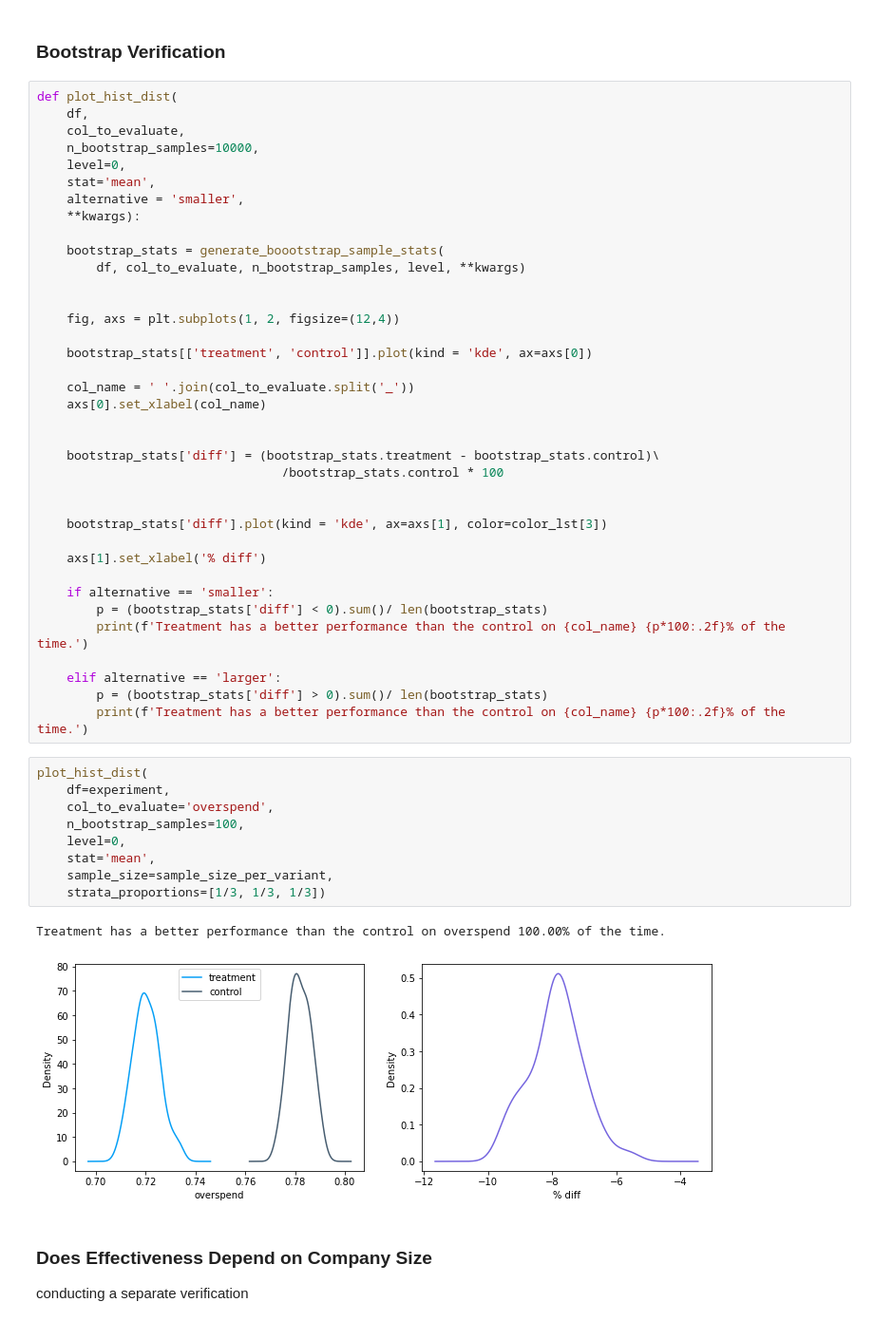
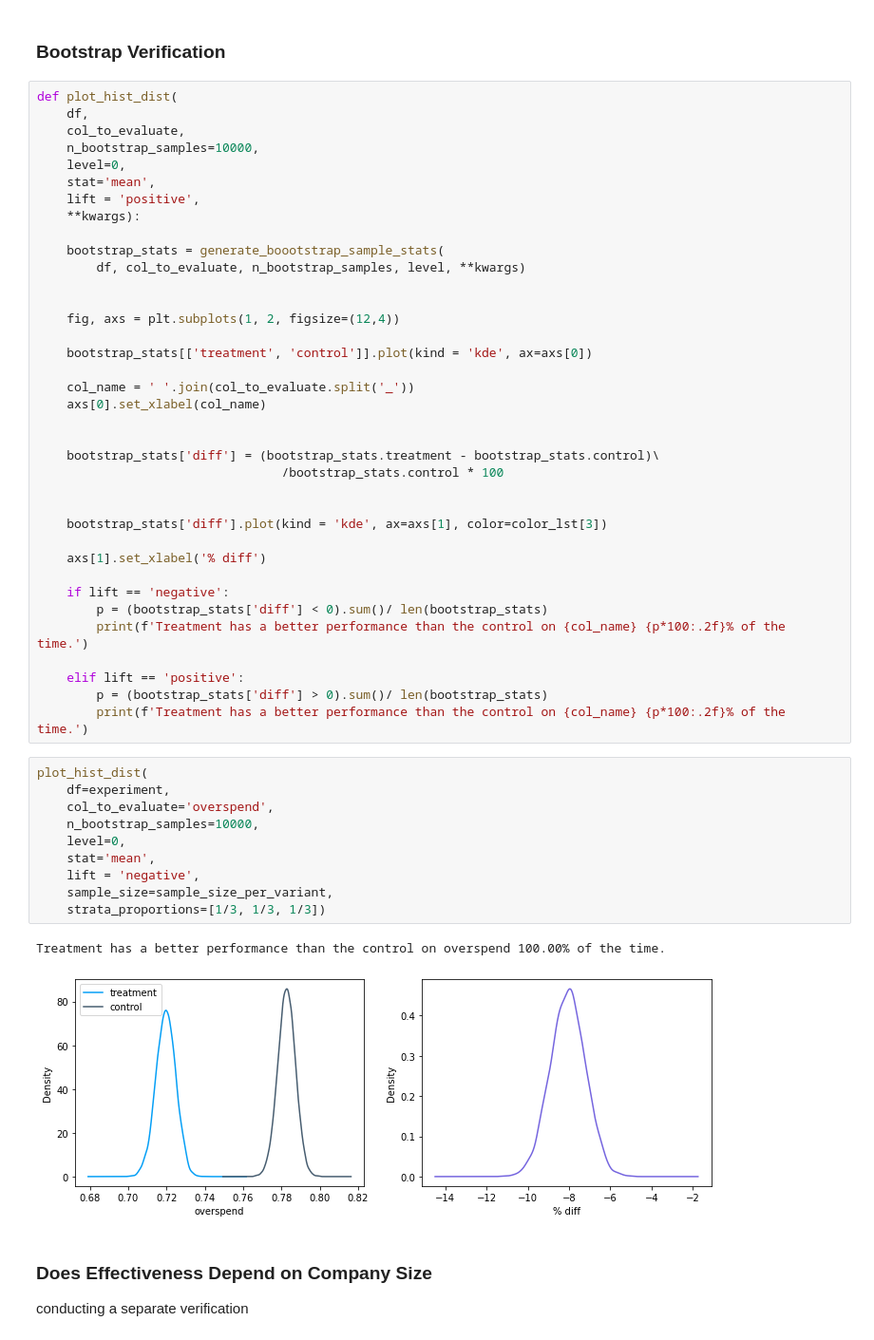
Before and after one commit to MekdiYilma/experiment_analysis, a Jupyter notebook: notebooks/ab_testing_experiment_analysis.ipynb, the cells around one changed output. Shown at 95% size. Cells and saved outputs as stored; diff of their text form.

```diff
--- a/notebooks/ab_testing_experiment_analysis.ipynb
+++ b/notebooks/ab_testing_experiment_analysis.ipynb
@@ -632,7 +632,7 @@ def plot_hist_dist(
     n_bootstrap_samples=10000,
     level=0,
     stat='mean',
-    alternative = 'smaller',
+    lift = 'positive',
     **kwargs):
 
     bootstrap_stats = generate_boootstrap_sample_stats(
@@ -655,25 +655,26 @@ def plot_hist_dist(
 
     axs[1].set_xlabel('% diff')
 
-    if alternative == 'smaller':
+    if lift == 'negative':
         p = (bootstrap_stats['diff'] < 0).sum()/ len(bootstrap_stats)
         print(f'Treatment has a better performance than the control on {col_name} {p*100:.2f}% of the time.')
 
-    elif alternative == 'larger':
+    elif lift == 'positive':
         p = (bootstrap_stats['diff'] > 0).sum()/ len(bootstrap_stats)
         print(f'Treatment has a better performance than the control on {col_name} {p*100:.2f}% of the time.')
 # %%
 plot_hist_dist(
     df=experiment,
     col_to_evaluate='overspend',
-    n_bootstrap_samples=100,
+    n_bootstrap_samples=10000,
     level=0,
     stat='mean',
+    lift = 'negative',
     sample_size=sample_size_per_variant,
     strata_proportions=[1/3, 1/3, 1/3])
 # %% [output]
 Treatment has a better performance than the control on overspend 100.00% of the time.
-[figure, old version]
+[figure, new version]
 # %% [markdown]
 ### Does Effectiveness Depend on Company Size
 conducting a separate verification
```
Also changed, not shown: parts of 36 cells of this notebook, 1 other file.
